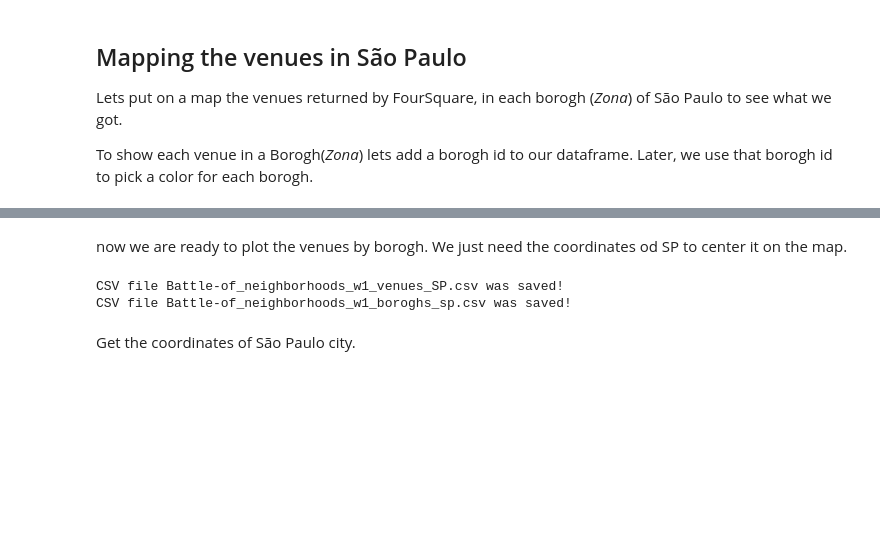
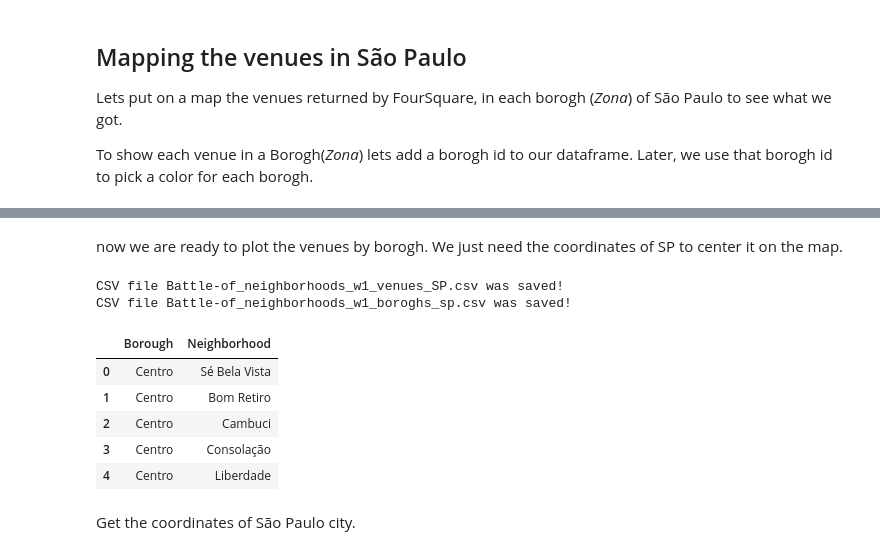
Before and after one commit to marozsas/Coursera_Capstone, a Jupyter notebook: Assignment the batltle of neighborhoods w1.ipynb, the cells around one changed output, grey strips where cells are left out. Saved outputs shown, nothing was run; the diff lists cells and outputs as text; code cells hidden in the pictures; blank space fills up the shorter version.

```diff
--- a/Assignment the batltle of neighborhoods w1.ipynb
+++ b/Assignment the batltle of neighborhoods w1.ipynb
@@ -313,7 +324,7 @@ venues_SP.head ()
 | 3 | Fresh Cake Factory | R. Prates, 585 | 01121-000 | Centro | Bom Retiro | Dessert Shop | -23.528858 | -46.635706 | 0 |
 | 4 | Malagueta Fashion | Rua José Paulino, 541 | 01120-001 | Centro | Bom Retiro | Women's Store | -23.529574 | -46.639817 | 0 |
 # %% [markdown]
-now we are ready to plot the venues by borogh. We just need the coordinates od SP to center it on the map.
+now we are ready to plot the venues by borogh. We just need the coordinates of SP to center it on the map.
 # %%
 # Here is a good point to sape our dataframes in a file, case we need go back without having to redo all this.
 file= 'Battle-of_neighborhoods_w1_venues_SP.csv'
@@ -329,16 +340,33 @@ CSV file Battle-of_neighborhoods_w1_venues_SP.csv was saved!
 CSV file Battle-of_neighborhoods_w1_boroghs_sp.csv was saved!
 # %%
 # Use this to load our dataframes saved above
+###
+### YOU CAN SKIP THIS IF YOU ARE RUNNING THIS NOTEBOOK FROM THE BEGINING
+###
 file= 'Battle-of_neighborhoods_w1_venues_SP.csv'
 venues_SP= pd.read_csv(file)
 venues_SP.drop ('Unnamed: 0', axis=1, inplace=True)
 venues_SP.head ()
 
 ## Use this code to import the DataFrame saved above
 file= 'Battle-of_neighborhoods_w1_boroghs_sp.csv'
 boroghs_sp= pd.read_csv(file)
 boroghs_sp.drop ('Unnamed: 0', axis=1, inplace=True)
+# we need to redo theses as it are used ahead
+borogh_list= venues_SP.Borogh.unique()
+borogh_ids= [i for i in range (0, len (borogh_list))]
+venues_East= venues_SP[venues_SP['Borogh']=='Leste']
+venues_East.groupby('Category')['Neighborhood'].count ().sort_values(ascending=False)
+
+#
 boroghs_sp.head ()
+# %% [output]
+|  | Borough | Neighborhood |
+| 0 | Centro | Sé Bela Vista |
+| 1 | Centro | Bom Retiro |
+| 2 | Centro | Cambuci |
+| 3 | Centro | Consolação |
+| 4 | Centro | Liberdade |
 # %% [markdown]
 Get the coordinates of São Paulo city.
 # %%
```
Also changed, not shown: parts of 11 cells of this notebook.
